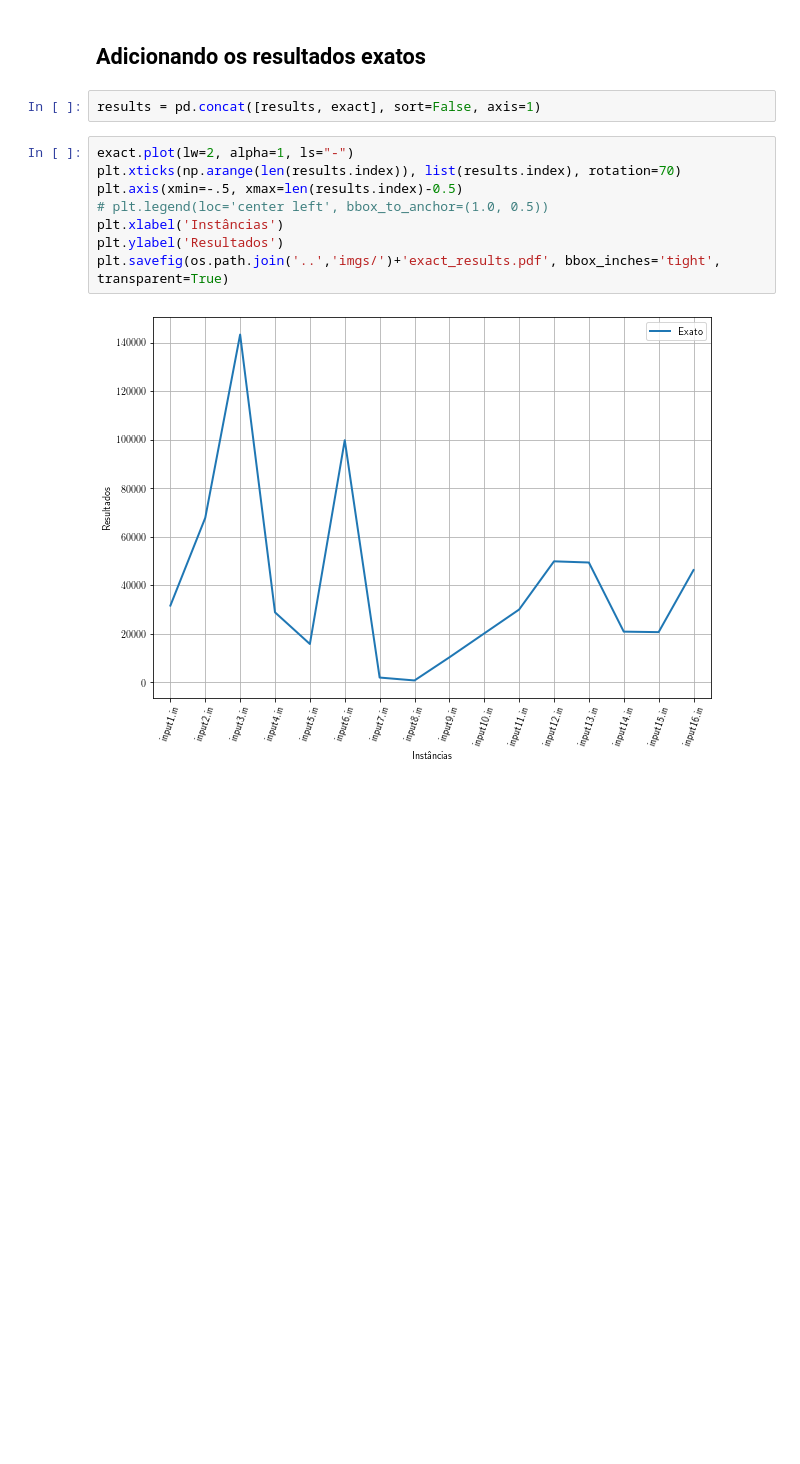
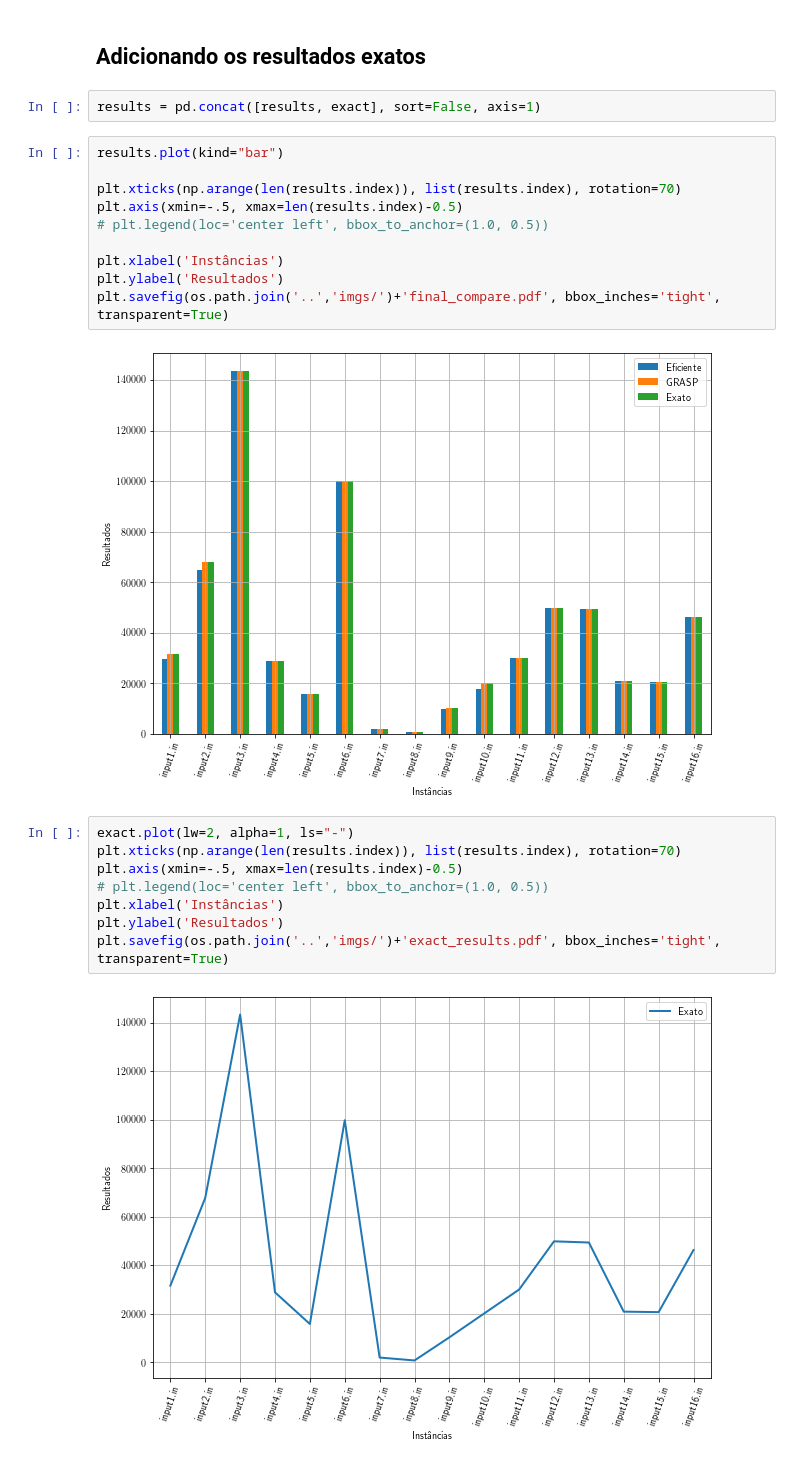
Before and after one commit to danbailo/T1-Teoria-Computacao, a Jupyter notebook: src/Trabalho 1 - Teoria da Computação.ipynb, the cells around one changed output. Drawn from its saved outputs; the diff is of its cells as text; blank space fills up the shorter version.

```diff
--- a/src/Trabalho 1 - Teoria da Computação.ipynb
+++ b/src/Trabalho 1 - Teoria da Computação.ipynb
@@ -332,6 +311,18 @@ plt.savefig(os.path.join('..','imgs/')+'heuristics_compare.pdf', bbox_inches='ti
 ## **Adicionando os resultados exatos**
 # %%
 results = pd.concat([results, exact], sort=False, axis=1)
+# %%
+results.plot(kind="bar")
+
+plt.xticks(np.arange(len(results.index)), list(results.index), rotation=70)
+plt.axis(xmin=-.5, xmax=len(results.index)-0.5)
+# plt.legend(loc='center left', bbox_to_anchor=(1.0, 0.5))
+
+plt.xlabel('Instâncias')
+plt.ylabel('Resultados')
+plt.savefig(os.path.join('..','imgs/')+'final_compare.pdf', bbox_inches='tight', transparent=True)
+# %% [output]
+[figure, added]
 # %%
 exact.plot(lw=2, alpha=1, ls="-")
 plt.xticks(np.arange(len(results.index)), list(results.index), rotation=70)
```
Also changed, not shown: parts of 6 cells of this notebook, 30 other files.
